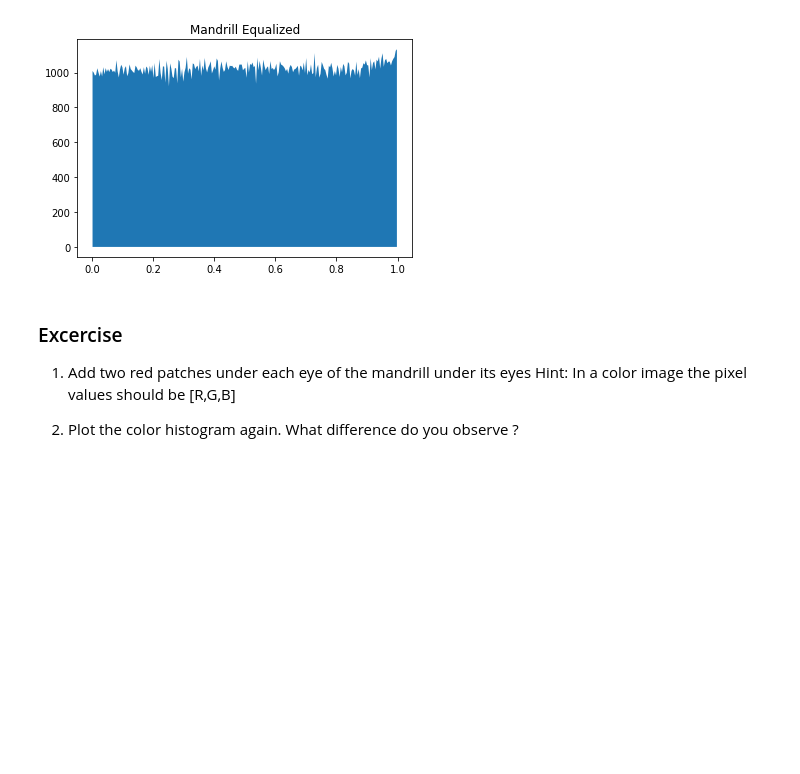
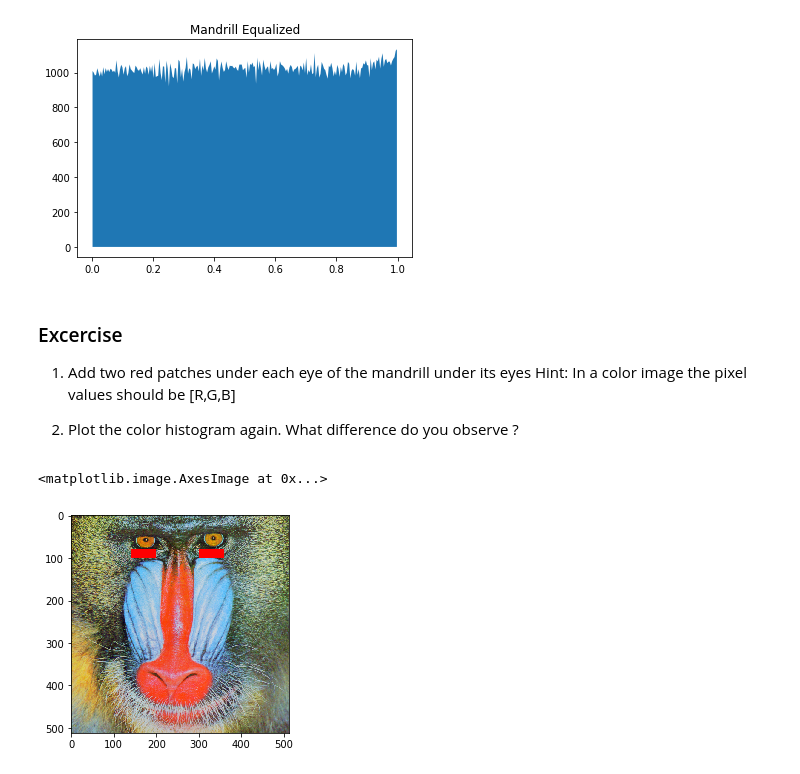
Before and after one commit to scottshepard/MScA, a Jupyter notebook: 37011/classwork/session05/5a-ImageBasics.ipynb, the cells around one changed output. Saved outputs shown, nothing was run; the diff lists cells and outputs as text; code cells hidden in the pictures; blank space fills up the shorter version.

```diff
--- a/37011/classwork/session05/5a-ImageBasics.ipynb
+++ b/37011/classwork/session05/5a-ImageBasics.ipynb
@@ -313,3 +313,13 @@ Text(0.5, 1.0, 'Mandrill Equalized')
 Hint: In a color image the pixel values should be [R,G,B]
 
 2) Plot the color histogram again. What difference do you observe ?
+# %%
+#read image from disk
+filename = 'images/mandrill.png'
+mandrill = io.imread(filename)
+mandrill[80:100,140:200,:] = [255, 0, 0]
+mandrill[80:100,300:360,:] = [255, 0, 0]
+plt.imshow(mandrill)
+# %% [output]
+<matplotlib.image.AxesImage at 0x...>
+[figure, added]
```
Also changed, not shown: parts of 4 cells of this notebook, 5 other files.
